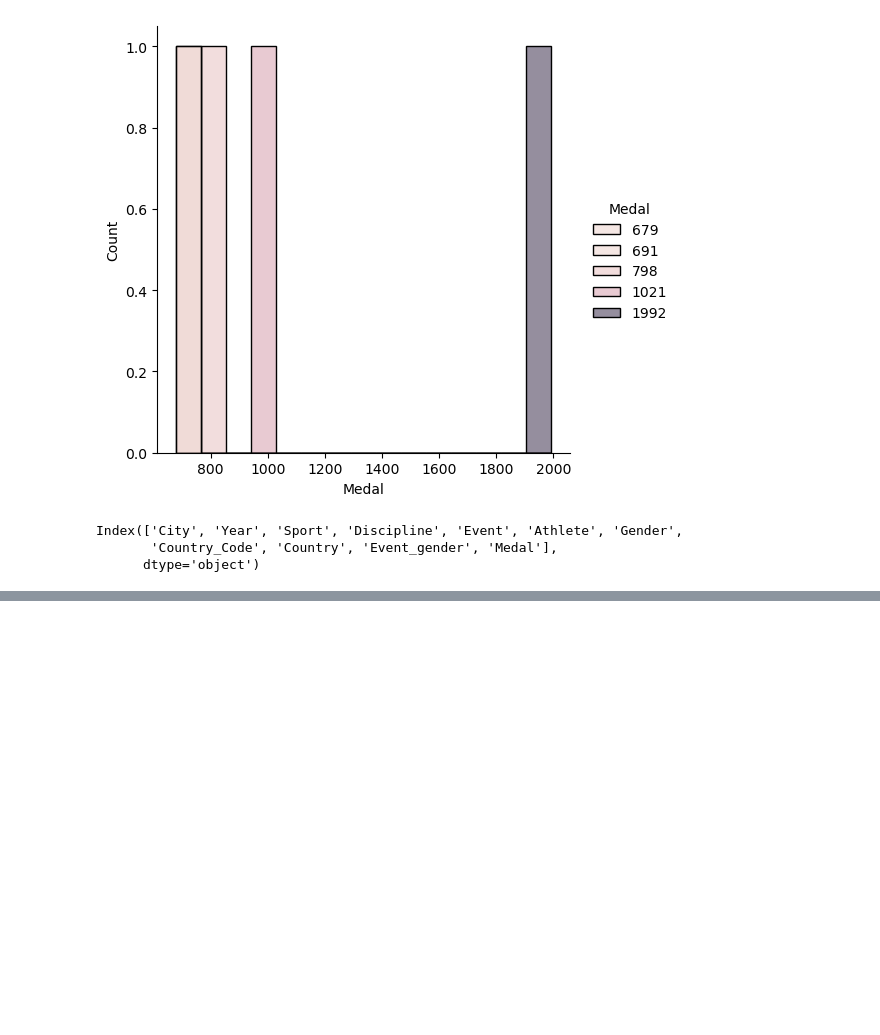
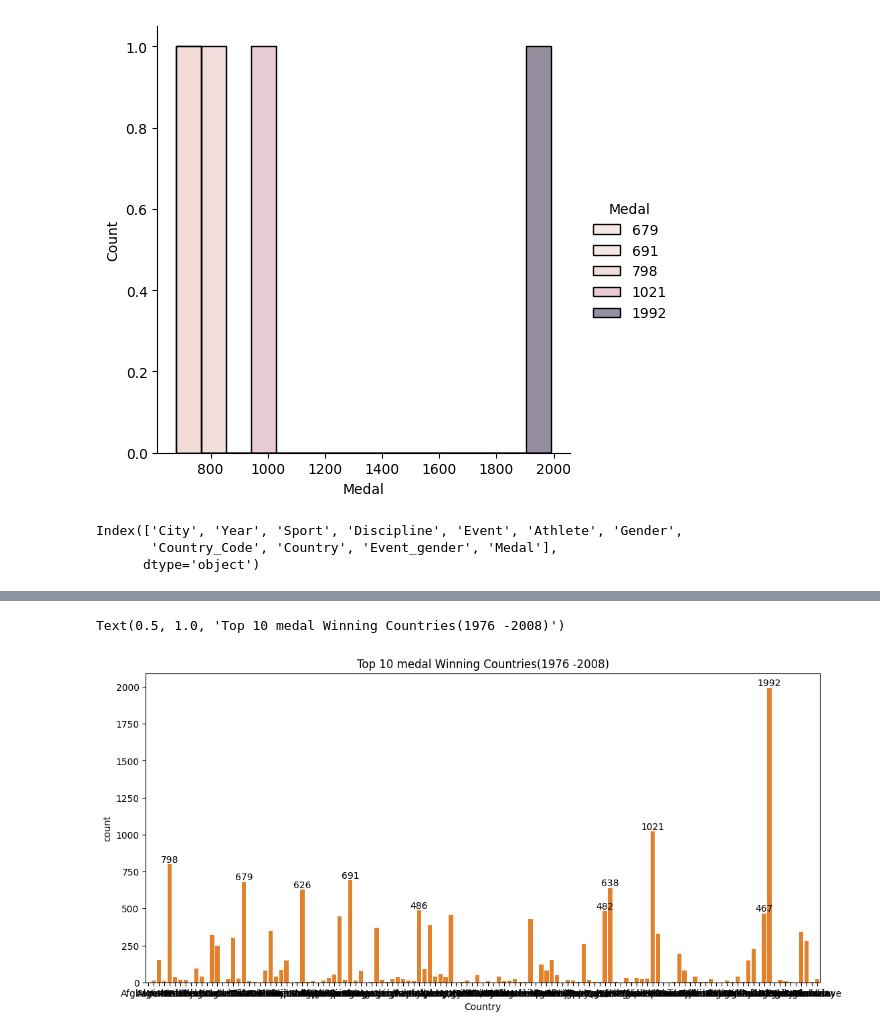
Before and after one commit to LeoPrince777/Hackathon_4.0_Task_Summar_Olympic-1976-2008-Dataset, a Jupyter notebook: Hackathon_4.0_Task_Summar_Olympic(1976-2008).ipynb, the cells around one changed output, grey strips where cells are left out. Cells and saved outputs as stored; diff of their text form; code cells hidden in the pictures; blank space fills up the shorter version.

```diff
--- a/Hackathon_4.0_Task_Summar_Olympic(1976-2008).ipynb
+++ b/Hackathon_4.0_Task_Summar_Olympic(1976-2008).ipynb
@@ -590,8 +744,14 @@ f2
 # %%
+f2 = olympic1[["Country","Medal"]]
+#index = ['United States', 'Soviet Union', 'Australia', 'Germany','China', 'Russia', 'East Germany', 'Italy', 'Romania']
 fig,ax =plt.subplots(figsize=(13, 6))
-ax=sn.barplot(data=f2,x=p8.index, y=p8.values)
+ax=sn.barplot(x=p8.index, y=p8.values)
+ax=sn.countplot(data=f2,x=f2["Country"])
 ax.bar_label(ax.containers[0])
 plt.title(label ="Top 10 medal Winning Countries(1976 -2008)")
+# %% [output]
+Text(0.5, 1.0, 'Top 10 medal Winning Countries(1976 -2008)')
+[figure, added]
 # %%
 f3=olympic1[["Sport","Medal"]]
 f3
```
Also changed, not shown: parts of 38 cells of this notebook.
